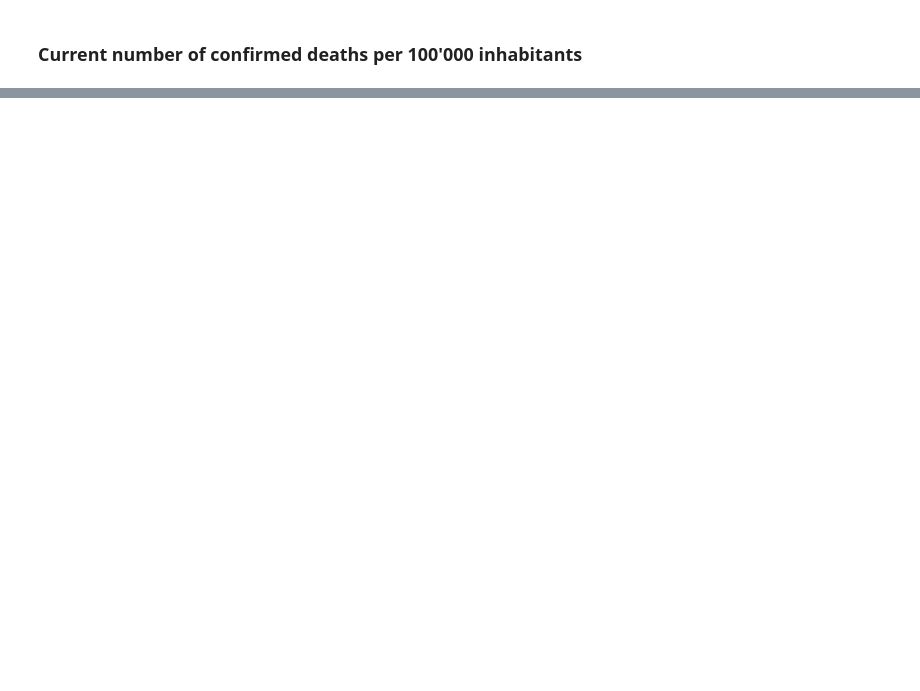
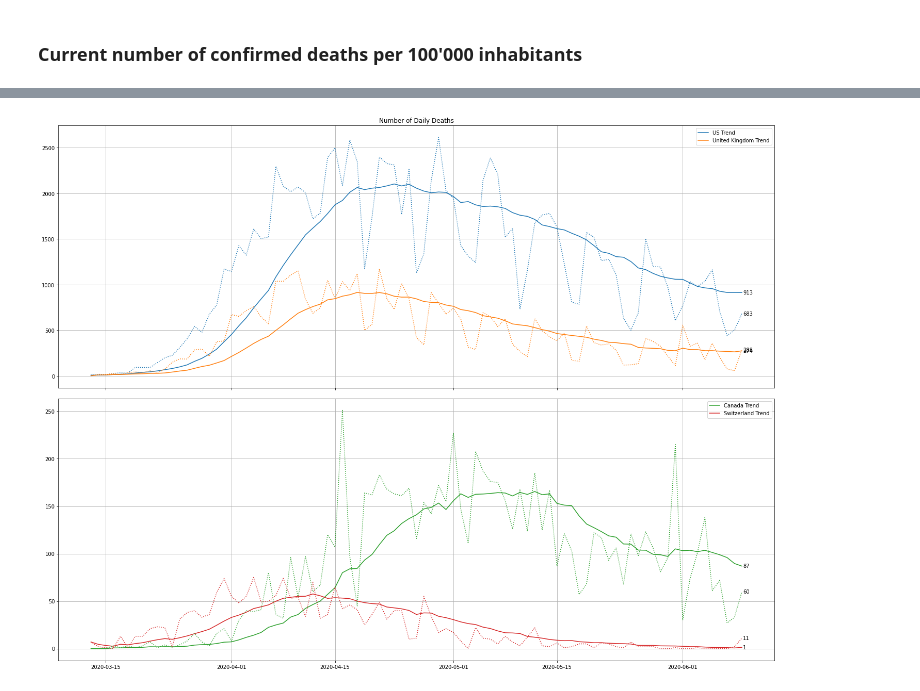
Before and after one commit to willharris/coronastats, a Jupyter notebook: coronastats.ipynb, the cells around one changed output, grey strips where cells are left out. Saved outputs shown, nothing was run; the diff lists cells and outputs as text; code cells hidden in the pictures; blank space fills up the shorter version.

Commit message:
Added daily deaths stats.

```diff
--- a/coronastats.ipynb
+++ b/coronastats.ipynb
@@ -231,0 +232,40 @@ plt.show()
+# %%
+days = 90
+
+dailies = deaths.loc[["US", "United Kingdom", "Canada", "Switzerland"]].iloc[:, -days:].T.diff()
+dailies.index = pd.to_datetime(dailies.index)
+
+colors = plt.rcParams["axes.prop_cycle"].by_key()["color"]
+splits = [2, 2]
+
+fig, axes = plt.subplots(len(splits), 1, sharex=True, figsize=(20, 15))
+fig.tight_layout()
+
+axes[0].set(title="Number of Daily Deaths")
+
+start = 0
+for split in range(len(splits)):
+    end = start + splits[split]
+    ax = axes[split]
+    ax.grid()
+    ax.set_prop_cycle(color=colors[start:end])
+    data = dailies.iloc[:, start:end]
+    trend = data.rolling("14d").mean()
+    labels = list(dailies.columns[start:end])
+    ax.plot(trend)
+    ax.plot(data, linestyle=":", label=[f"{x} Data" for x in labels])
+
+    ax.legend([f"{x} Trend" for x in labels])
+
+    last_data = data.iloc[-1]
+    last_trend = trend.iloc[-1]
+    for val in last_trend.values:
+        ax.annotate(int(round(val, 0)), (last_trend.name, val), xytext=(2, -3), textcoords="offset points", fontsize=fontsize)
+    for val in last_data.values:
+        ax.annotate(int(round(val, 0)), (last_data.name, val), xytext=(2, -3), textcoords="offset points", fontsize=fontsize)
+
+    start = end
+
+plt.show()
+# %% [output]
+[figure, added]
```
Also changed, not shown: parts of 7 cells of this notebook.
